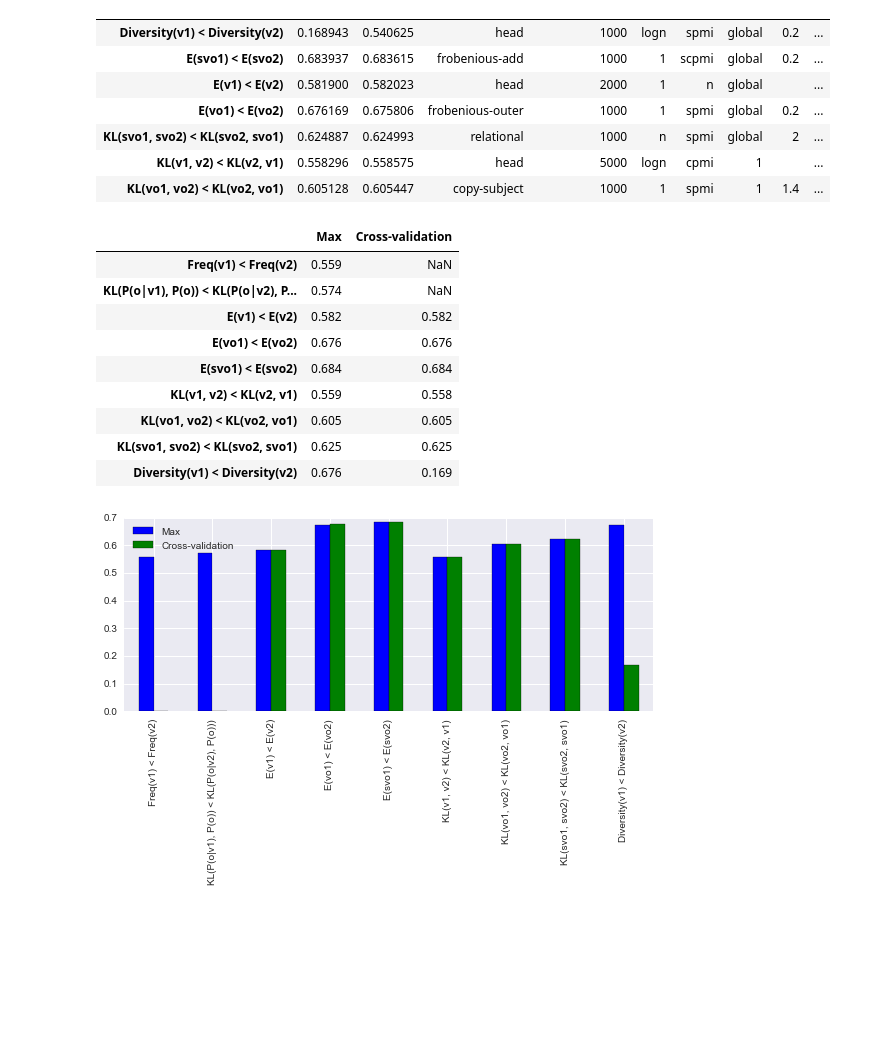
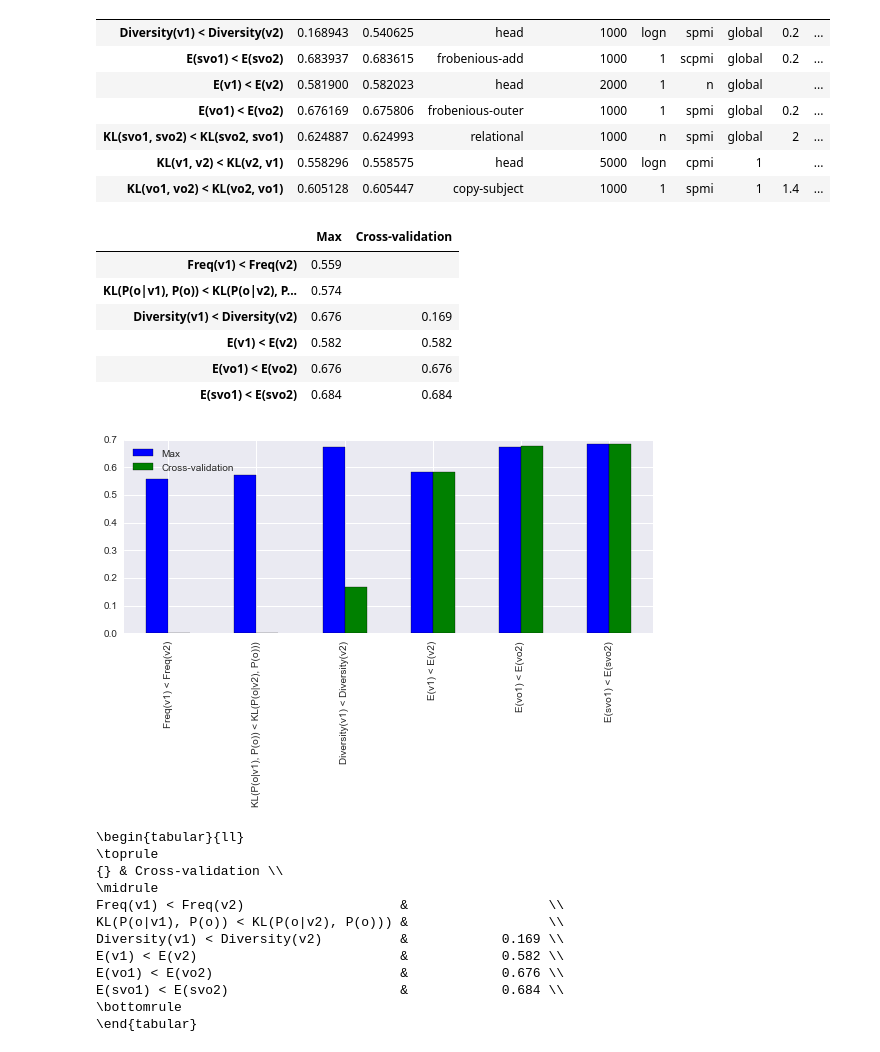
Before and after one commit to dimazest/2016-entailment, a Jupyter notebook: supplement/notebook.ipynb, the cells around one changed output. Cells and saved outputs as stored; diff of their text form; code cells hidden in the pictures; blank space fills up the shorter version.

Commit message:
Cross validation

```diff
--- a/supplement/notebook.ipynb
+++ b/supplement/notebook.ipynb
@@ -102,42 +102,55 @@ table = pd.DataFrame(
     {
         'Max': pd.concat(
             [
                 pd.Series([0.559, 0.574], index=['Freq(v1) < Freq(v2)', 'KL(P(o|v1), P(o)) < KL(P(o|v2), P(o)))']),
                 results_max['score'],
             ]
         ),
         'Cross-validation': results_cross_validation['score'],
     },
 ).loc[
     [
         'Freq(v1) < Freq(v2)',
         'KL(P(o|v1), P(o)) < KL(P(o|v2), P(o)))',
+        'Diversity(v1) < Diversity(v2)',
         'E(v1) < E(v2)',
         'E(vo1) < E(vo2)',
         'E(svo1) < E(svo2)',
-        'KL(v1, v2) < KL(v2, v1)',
-        'KL(vo1, vo2) < KL(vo2, vo1)',
-        'KL(svo1, svo2) < KL(svo2, svo1)',
-        'Diversity(v1) < Diversity(v2)',
+#         'KL(v1, v2) < KL(v2, v1)',
+#         'KL(vo1, vo2) < KL(vo2, vo1)',
+#         'KL(svo1, svo2) < KL(svo2, svo1)',
     ],
     ['Max', 'Cross-validation']
 ]
 
 fig = table.plot(kind='bar').get_figure()
 
 fig.tight_layout()
 fig.savefig('results_andailment.pdf')
 
-table.round(3)
+table = table.round(3).fillna('')
+table
 # %% [output]
 |  | Max | Cross-validation |
-| Freq(v1) < Freq(v2) | 0.559 | NaN |
-| KL(P(o|v1), P(o)) < KL(P(o|v2), P... | 0.574 | NaN |
+| Freq(v1) < Freq(v2) | 0.559 |  |
+| KL(P(o|v1), P(o)) < KL(P(o|v2), P... | 0.574 |  |
+| Diversity(v1) < Diversity(v2) | 0.676 | 0.169 |
 | E(v1) < E(v2) | 0.582 | 0.582 |
 | E(vo1) < E(vo2) | 0.676 | 0.676 |
 | E(svo1) < E(svo2) | 0.684 | 0.684 |
-| KL(v1, v2) < KL(v2, v1) | 0.559 | 0.558 |
-| KL(vo1, vo2) < KL(vo2, vo1) | 0.605 | 0.605 |
-| KL(svo1, svo2) < KL(svo2, svo1) | 0.625 | 0.625 |
-| Diversity(v1) < Diversity(v2) | 0.676 | 0.169 |
-[figure, old version]
+[figure, new version]
+# %%
+print(table[['Cross-validation']].to_latex())
+# %% [output]
+\begin{tabular}{ll}
+\toprule
+{} & Cross-validation \\
+\midrule
+Freq(v1) < Freq(v2)                    &                  \\
+KL(P(o|v1), P(o)) < KL(P(o|v2), P(o))) &                  \\
+Diversity(v1) < Diversity(v2)          &            0.169 \\
+E(v1) < E(v2)                          &            0.582 \\
+E(vo1) < E(vo2)                        &            0.676 \\
+E(svo1) < E(svo2)                      &            0.684 \\
+\bottomrule
+\end{tabular}
```
